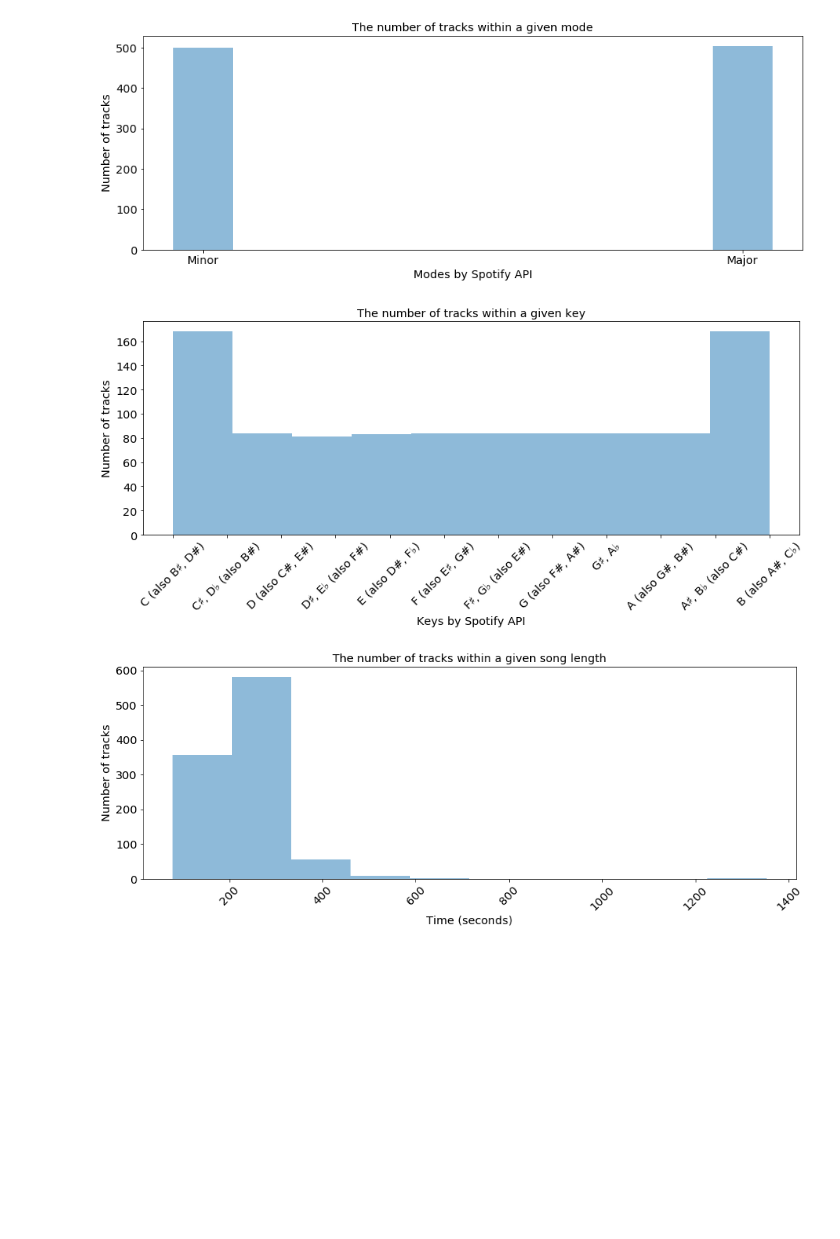
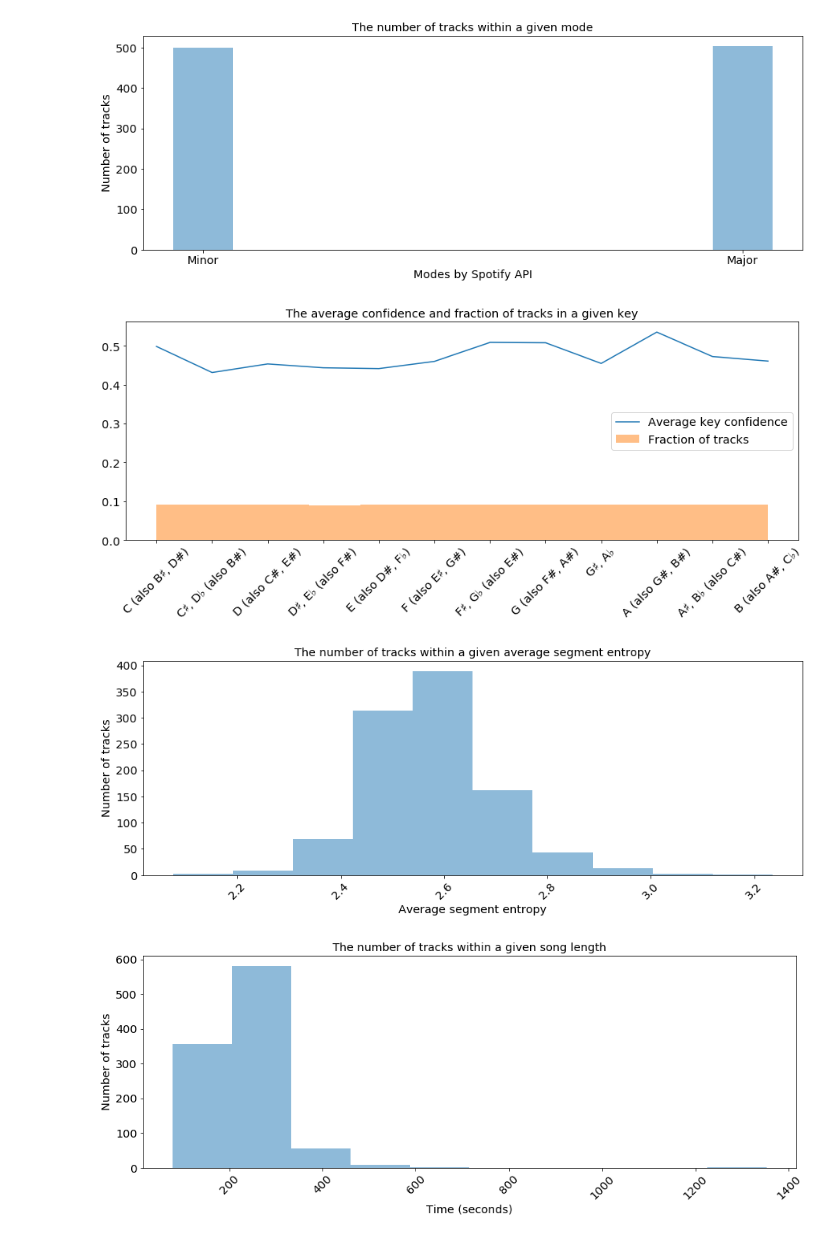
Before and after one commit to dunnkers/music-key-classification, a Jupyter notebook: src/Exploration_Jordan.ipynb, the cells around one changed output. Saved outputs shown, nothing was run; the diff lists cells and outputs as text; code cells hidden in the pictures; blank space fills up the shorter version.

```diff
--- a/src/Exploration_Jordan.ipynb
+++ b/src/Exploration_Jordan.ipynb
@@ -126,15 +133,24 @@ plt.title(f'The number of tracks within a given mode')
 plt.show()
 # %% [output]
 [figure]
+# %%
+plt.title("The average confidence and fraction of tracks in a given key")
+plt.plot(df.groupby('pitch').mean().key_confidences, label="Average key confidence")
+plt.hist(df.pitch, alpha=0.5, bins=12, label="Fraction of tracks", density=True)
+plt.xticks(list(pitch_classes.keys()), labels=pitch_classes.values(), rotation=45)
+plt.legend()
+plt.show()
+# %% [output]
+[figure, added]
 # %%
-plt.hist(df.pitch, alpha=0.5)
-plt.xticks(list(pitch_classes.keys()), labels=pitch_classes.values(), rotation=45)
-plt.xlabel('Keys by Spotify API')
+plt.hist(df.entropies, alpha=0.5)
+plt.xticks(rotation=45)
+plt.xlabel('Average segment entropy')
 plt.ylabel('Number of tracks')
-plt.title(f'The number of tracks within a given key')
+plt.title(f'The number of tracks within a given average segment entropy')
 plt.show()
 # %% [output]
-[figure, old version]
+[figure, new version]
 # %%
 plt.hist(df.durations, alpha=0.5)
 plt.xticks(rotation=45)
```
Also changed, not shown: parts of 3 cells of this notebook.
